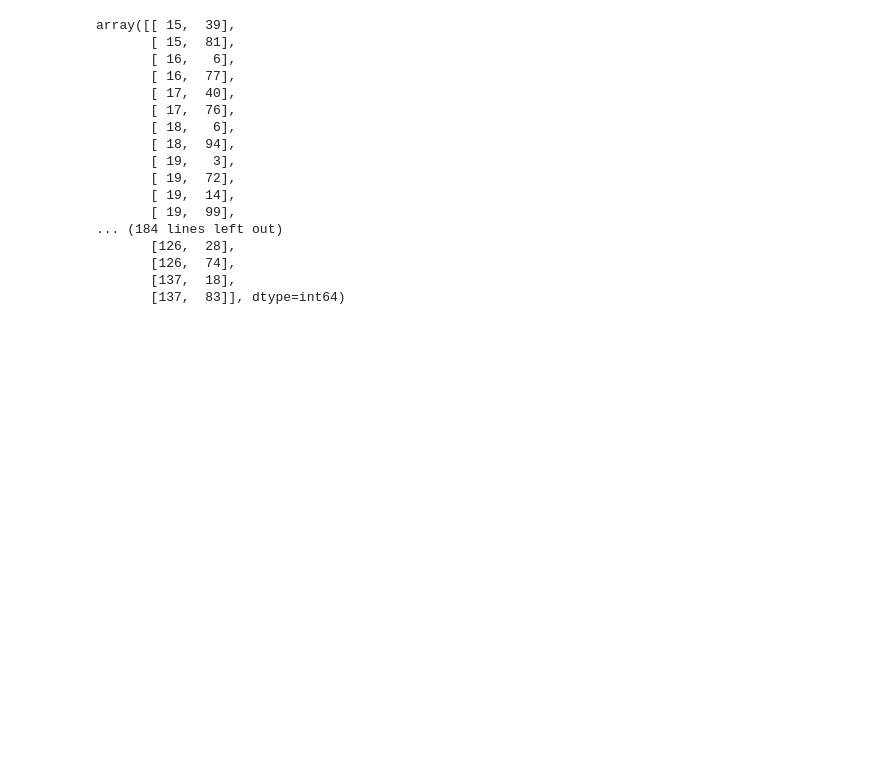
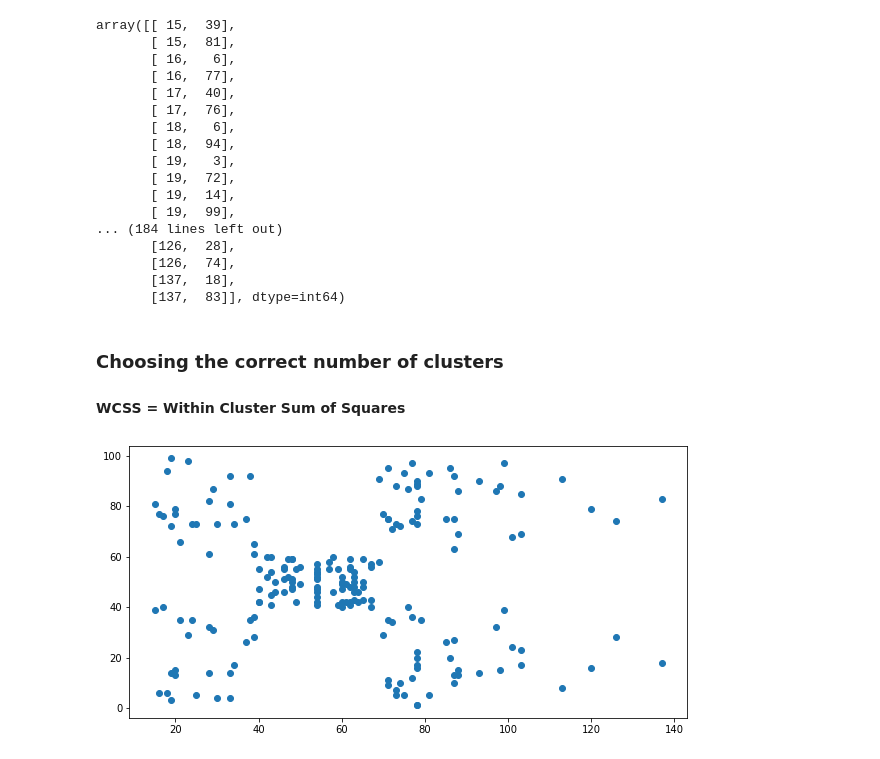
Before and after one commit to 1Anand1/Customer_Segmentation, a Jupyter notebook: customer_segmentation.ipynb, the cells around one changed output. Saved outputs shown, nothing was run; the diff lists cells and outputs as text; code cells hidden in the pictures; blank space fills up the shorter version.

```diff
--- a/customer_segmentation.ipynb
+++ b/customer_segmentation.ipynb
@@ -84,3 +84,15 @@ array([[ 15,  39],
        [126,  74],
        [137,  18],
        [137,  83]], dtype=int64)
+# %% [markdown]
+### Choosing the correct number of clusters
+#### WCSS = Within Cluster Sum of Squares
+# %%
+# Before going for deciding the good number of clusters with elbow method , I decided to plot the inputs
+# It appears through visualzation that 5 clusters should give least WCSS
+
+plt.figure(figsize=(10,5))
+plt.scatter(X[:,0],X[:,1])
+plt.show()
+# %% [output]
+[figure, added]
```
Also changed, not shown: parts of 2 cells of this notebook.
